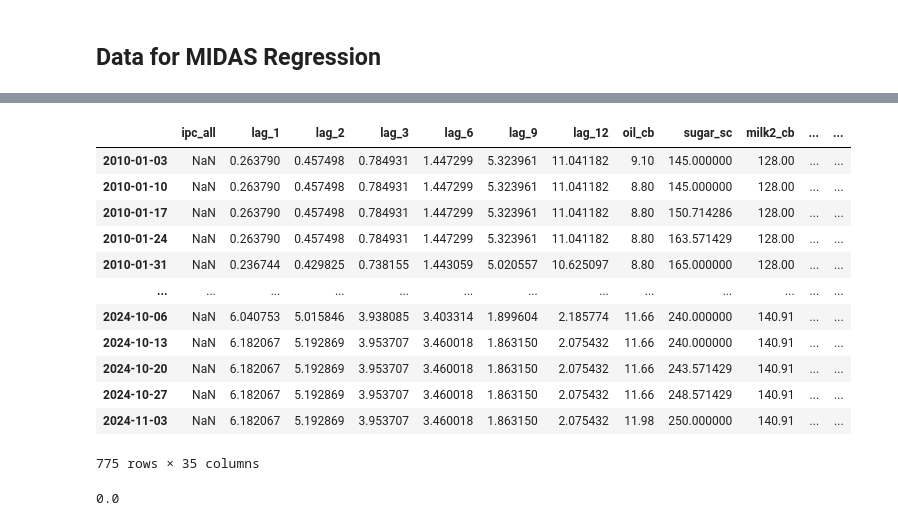
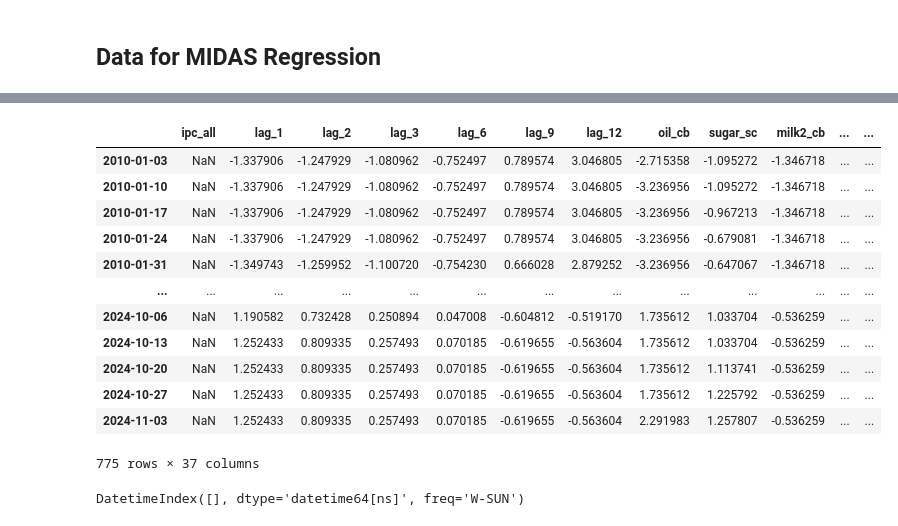
Before and after one commit to osmarbolivar/High-Freq-Inflation-Forecast-2SML, a Jupyter notebook: F3_Forecast.ipynb, the cells around one changed output, grey strips where cells are left out. Saved outputs shown, nothing was run; the diff lists cells and outputs as text; code cells hidden in the pictures.

Commit message:
final_MIDAS

```diff
--- a/F3_Forecast.ipynb
+++ b/F3_Forecast.ipynb
@@ -960,19 +943,21 @@ memory usage: 1.6+ MB
 # %%
-week_midas = df_d.copy()
+week_midas = test_scaled_d.copy()
+week_midas['set'] = np.nan
 week_midas.index = pd.to_datetime(week_midas.index)
 week_midas = week_midas.resample('W').mean()
+week_midas['freq'] = 'week'
 week_midas
 # %% [output]
 |  | ipc_all | lag_1 | lag_2 | lag_3 | lag_6 | lag_9 | lag_12 | oil_cb | sugar_sc | milk2_cb | ... | ... |
-| 2010-01-03 | NaN | 0.263790 | 0.457498 | 0.784931 | 1.447299 | 5.323961 | 11.041182 | 9.10 | 145.000000 | 128.00 | ... | ... |
-| 2010-01-10 | NaN | 0.263790 | 0.457498 | 0.784931 | 1.447299 | 5.323961 | 11.041182 | 8.80 | 145.000000 | 128.00 | ... | ... |
-| 2010-01-17 | NaN | 0.263790 | 0.457498 | 0.784931 | 1.447299 | 5.323961 | 11.041182 | 8.80 | 150.714286 | 128.00 | ... | ... |
-| 2010-01-24 | NaN | 0.263790 | 0.457498 | 0.784931 | 1.447299 | 5.323961 | 11.041182 | 8.80 | 163.571429 | 128.00 | ... | ... |
-| 2010-01-31 | NaN | 0.236744 | 0.429825 | 0.738155 | 1.443059 | 5.020557 | 10.625097 | 8.80 | 165.000000 | 128.00 | ... | ... |
+| 2010-01-03 | NaN | -1.337906 | -1.247929 | -1.080962 | -0.752497 | 0.789574 | 3.046805 | -2.715358 | -1.095272 | -1.346718 | ... | ... |
+| 2010-01-10 | NaN | -1.337906 | -1.247929 | -1.080962 | -0.752497 | 0.789574 | 3.046805 | -3.236956 | -1.095272 | -1.346718 | ... | ... |
+| 2010-01-17 | NaN | -1.337906 | -1.247929 | -1.080962 | -0.752497 | 0.789574 | 3.046805 | -3.236956 | -0.967213 | -1.346718 | ... | ... |
+| 2010-01-24 | NaN | -1.337906 | -1.247929 | -1.080962 | -0.752497 | 0.789574 | 3.046805 | -3.236956 | -0.679081 | -1.346718 | ... | ... |
+| 2010-01-31 | NaN | -1.349743 | -1.259952 | -1.100720 | -0.754230 | 0.666028 | 2.879252 | -3.236956 | -0.647067 | -1.346718 | ... | ... |
 | ... | ... | ... | ... | ... | ... | ... | ... | ... | ... | ... | ... | ... |
-| 2024-10-06 | NaN | 6.040753 | 5.015846 | 3.938085 | 3.403314 | 1.899604 | 2.185774 | 11.66 | 240.000000 | 140.91 | ... | ... |
-| 2024-10-13 | NaN | 6.182067 | 5.192869 | 3.953707 | 3.460018 | 1.863150 | 2.075432 | 11.66 | 240.000000 | 140.91 | ... | ... |
-| 2024-10-20 | NaN | 6.182067 | 5.192869 | 3.953707 | 3.460018 | 1.863150 | 2.075432 | 11.66 | 243.571429 | 140.91 | ... | ... |
-| 2024-10-27 | NaN | 6.182067 | 5.192869 | 3.953707 | 3.460018 | 1.863150 | 2.075432 | 11.66 | 248.571429 | 140.91 | ... | ... |
-| 2024-11-03 | NaN | 6.182067 | 5.192869 | 3.953707 | 3.460018 | 1.863150 | 2.075432 | 11.98 | 250.000000 | 140.91 | ... | ... |
+| 2024-10-06 | NaN | 1.190582 | 0.732428 | 0.250894 | 0.047008 | -0.604812 | -0.519170 | 1.735612 | 1.033704 | -0.536259 | ... | ... |
+| 2024-10-13 | NaN | 1.252433 | 0.809335 | 0.257493 | 0.070185 | -0.619655 | -0.563604 | 1.735612 | 1.033704 | -0.536259 | ... | ... |
+| 2024-10-20 | NaN | 1.252433 | 0.809335 | 0.257493 | 0.070185 | -0.619655 | -0.563604 | 1.735612 | 1.113741 | -0.536259 | ... | ... |
+| 2024-10-27 | NaN | 1.252433 | 0.809335 | 0.257493 | 0.070185 | -0.619655 | -0.563604 | 1.735612 | 1.225792 | -0.536259 | ... | ... |
+| 2024-11-03 | NaN | 1.252433 | 0.809335 | 0.257493 | 0.070185 | -0.619655 | -0.563604 | 2.291983 | 1.257807 | -0.536259 | ... | ... |
-775 rows × 35 columns
+775 rows × 37 columns
@@ -981,4 +964,5 @@ midas_df = pd.concat([month_midas, week_midas], axis=0).sort_index(ascending=Tru
-# %%
-(210/3) - (54+16)
-# %% [output]
-0.0
+# %%
+repeated_indices_w = week_midas.index[week_midas.index.duplicated()]
+print(repeated_indices_w)
+# %% [output]
+DatetimeIndex([], dtype='datetime64[ns]', freq='W-SUN')
```
Also changed, not shown: parts of 17 cells of this notebook, 7 other files.
